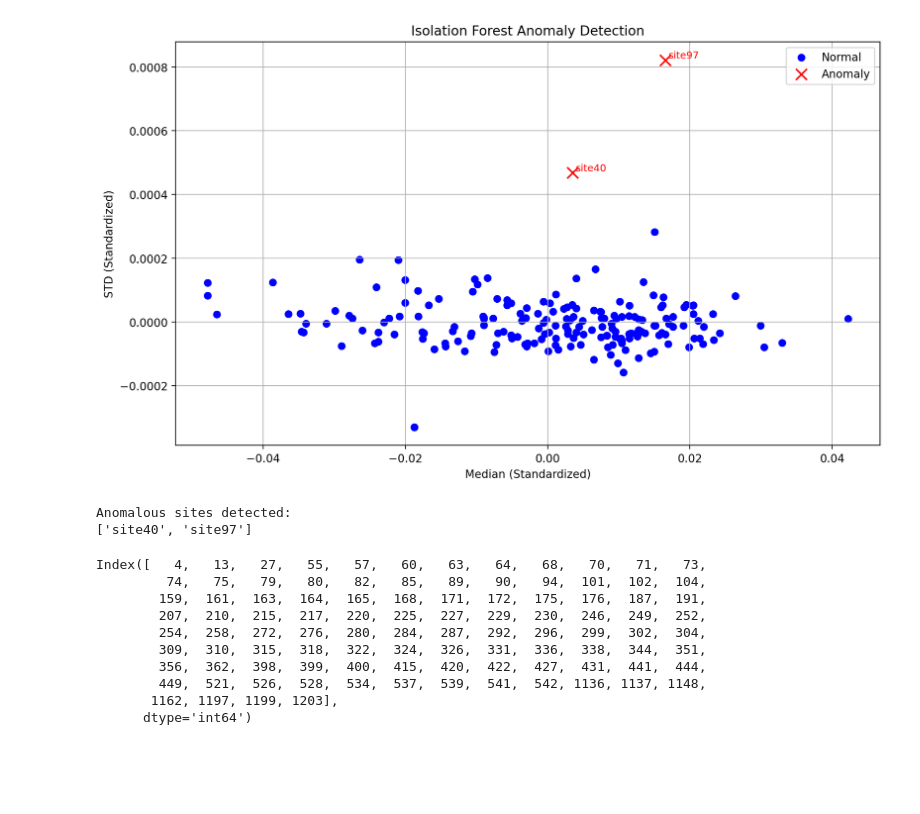
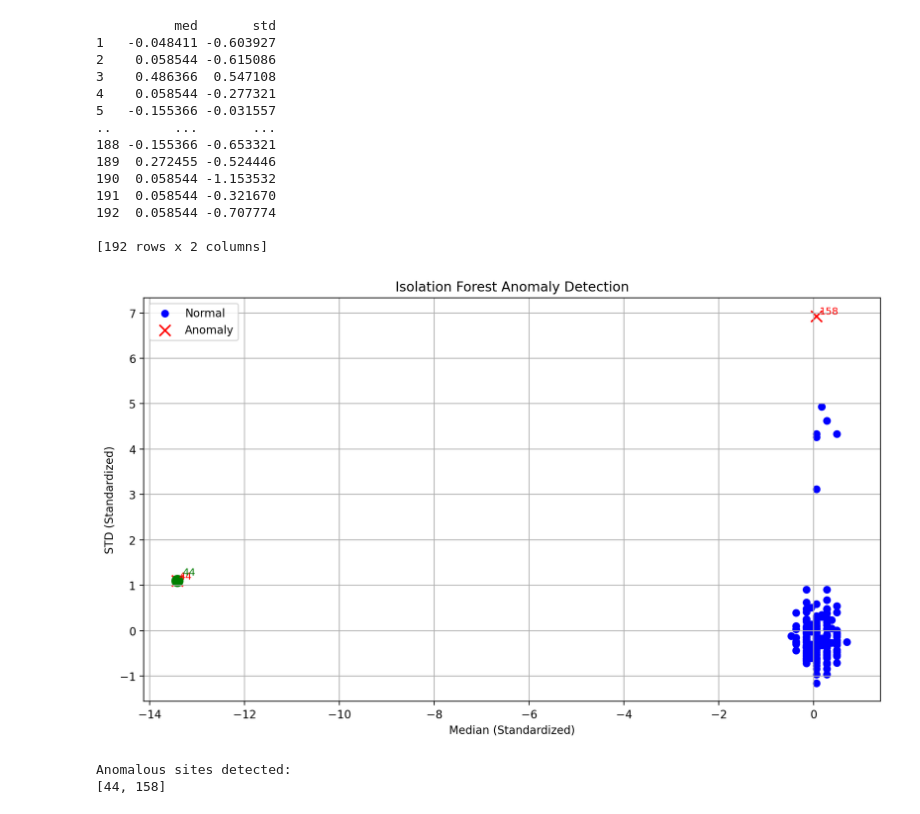
Before and after one commit to chenw7/Tiresias, a Jupyter notebook: Site Classification/Niki Label/IsoForest.ipynb, the cells around one changed output. Saved outputs shown, nothing was run; the diff lists cells and outputs as text; code cells hidden in the pictures; blank space fills up the shorter version.

Commit message:
Improved Binary and Site Classification Model

```diff
--- a/Site Classification/Niki Label/IsoForest.ipynb
+++ b/Site Classification/Niki Label/IsoForest.ipynb
@@ -149,7 +129,8 @@ std_skewness = std.skew(axis=1)
 med_kurtosis = med.kurt(axis=1)
 std_kurtosis = std.kurt(axis=1)
 # %%
-# Removed param name from x
+# Concatenating All Features
+y.index = z_med.index
 x = pd.concat([z_med_range, z_std_range, z_med_iqr, z_std_iqr, z_med_mad, z_std_mad, med_skewness, std_skewness, med_kurtosis, std_kurtosis, y], axis=1)
 
 # Assigning New Column Names to Bypass Column Name Repeating Issue
@@ -290,0 +306,8 @@ site192  0.011512 -0.000052
+# %%
+# Get position and dictionary key for every entry in comparison_summary
+all_indices = [(i, key) for i, key in enumerate(comparison_summary)]
+
+# Print the result
+print("Zero-based position and corresponding dictionary key for all entries:")
+for position, key in all_indices:
+    print(f"Position: {position}, Dictionary Key: {key}")
@@ -290,0 +332,8 @@ site192  0.011512 -0.000052
+# %%
+# Identifying all non-empty 'missed' entries and their actual positions
+indices_with_missed = [(i, key) for i, key in enumerate(comparison_summary) if comparison_summary[key]['missed']]
+
+# Print the result
+print("Zero-based position and corresponding dictionary key where 'missed' is not empty:")
+for position, key in indices_with_missed:
+    print(f"Position: {position}, Dictionary Key: {key}")
@@ -291,58 +436,67 @@ site192  0.011512 -0.000052
 # %%
+# Analyzing Individual Cases
+
+param_1_med = z_med.iloc[24, :]
+param_1_std = z_std.iloc[24, :]
+data = pd.concat([param_1_med, param_1_std], axis=1)
+data.columns = ['med', 'std']
+print(data)
+
 # Apply Isolation Forest
-iso_forest = IsolationForest(contamination=0.01, random_state=42)
+iso_forest = IsolationForest(contamination=0.0065, random_state=42)
 data['anomaly'] = iso_forest.fit_predict(data[['med', 'std']])
 
 # Plotting
 plt.figure(figsize=(10, 6))
 normal = data[data['anomaly'] == 1]
 anomalies = data[data['anomaly'] == -1]
 
 plt.scatter(normal['med'], normal['std'], c='blue', label='Normal')
 plt.scatter(anomalies['med'], anomalies['std'], c='red', label='Anomaly', marker='x', s=100)
 
 # Annotate anomalies with site names
 texts = []
 for site, row in anomalies.iterrows():
     texts.append(plt.text(row['med'], row['std'], site, fontsize=9, color='red'))
 adjust_text(texts)
 
-"""
-# Annotate site44 if it exists in the data
-if 'site44' in data.index:
-    row = data.loc['site44']
-    plt.scatter(row['med'], row['std'], c='green', label='site44', marker='o', s=100)
-    plt.annotate('site44', (row['med'], row['std']), textcoords="offset points", xytext=(5,5), ha='left', fontsize=9, color='green')
-"""
+
+# Annotate site182 if it exists in the data
+if 44 in data.index:
+    row = data.loc[44]
+    plt.scatter(row['med'], row['std'], c='green', marker='o', s=100)
+    plt.annotate('44', (row['med'], row['std']), textcoords="offset points", xytext=(5,5), ha='left', fontsize=9, color='green')
+
 
 plt.xlabel('Median (Standardized)')
 plt.ylabel('STD (Standardized)')
 plt.title('Isolation Forest Anomaly Detection')
 plt.legend()
 plt.grid(True)
 plt.tight_layout()
 plt.show()
 
 # Print anomalous site names
 print("Anomalous sites detected:")
 print(anomalies.index.tolist())
 # %% [output]
+          med       std
+1   -0.048411 -0.603927
+2    0.058544 -0.615086
+3    0.486366  0.547108
+4    0.058544 -0.277321
+5   -0.155366 -0.031557
+..        ...       ...
+188 -0.155366 -0.653321
+189  0.272455 -0.524446
+190  0.058544 -1.153532
+191  0.058544 -0.321670
+192  0.058544 -0.707774
+
+[192 rows x 2 columns]
-[figure, old version]
+[figure, new version]
-Anomalous sites detected:
-['site40', 'site97']
+Anomalous sites detected:
+[44, 158]
-# %%
-print(df.index[0:100])
-# %% [output]
-Index([   4,   13,   27,   55,   57,   60,   63,   64,   68,   70,   71,   73,
-         74,   75,   79,   80,   82,   85,   89,   90,   94,  101,  102,  104,
-        159,  161,  163,  164,  165,  168,  171,  172,  175,  176,  187,  191,
-        207,  210,  215,  217,  220,  225,  227,  229,  230,  246,  249,  252,
-        254,  258,  272,  276,  280,  284,  287,  292,  296,  299,  302,  304,
-        309,  310,  315,  318,  322,  324,  326,  331,  336,  338,  344,  351,
-        356,  362,  398,  399,  400,  415,  420,  422,  427,  431,  441,  444,
-        449,  521,  526,  528,  534,  537,  539,  541,  542, 1136, 1137, 1148,
-       1162, 1197, 1199, 1203],
-      dtype='int64')
 # %%
 # Seems to me like standard deviation does not have that big of an impact on decision than median
 # I want code where the plot title will include which row it is on the spreadsheet
```
Also changed, not shown: parts of 18 cells of this notebook, 13 other files.
